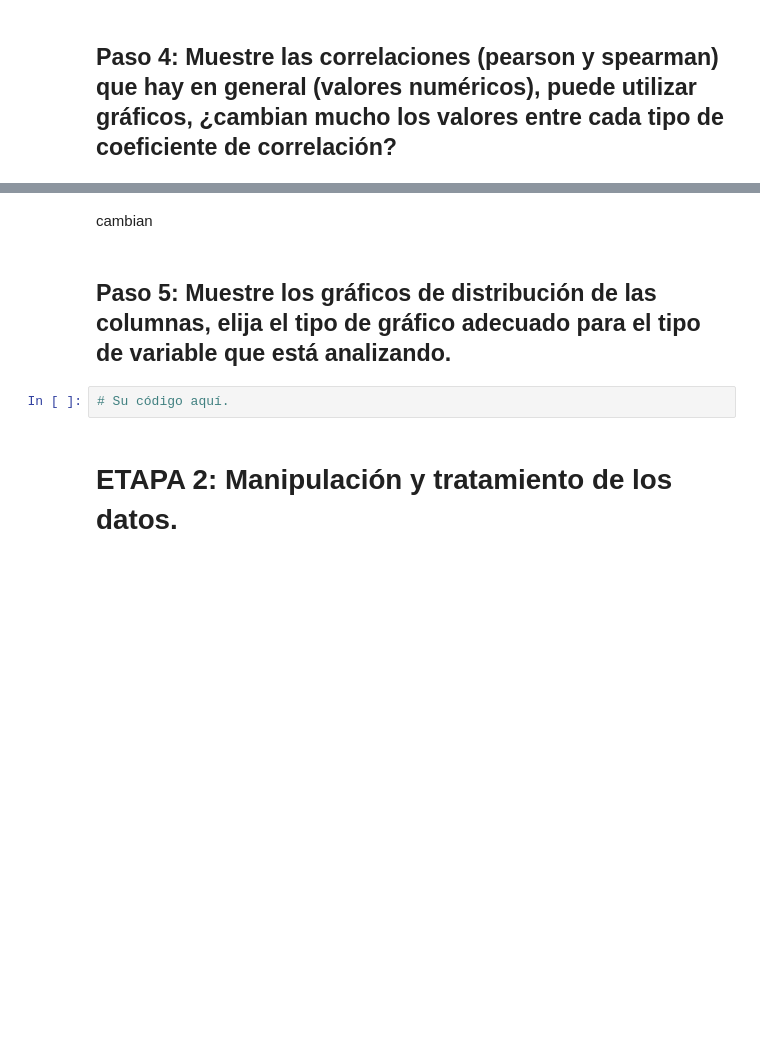
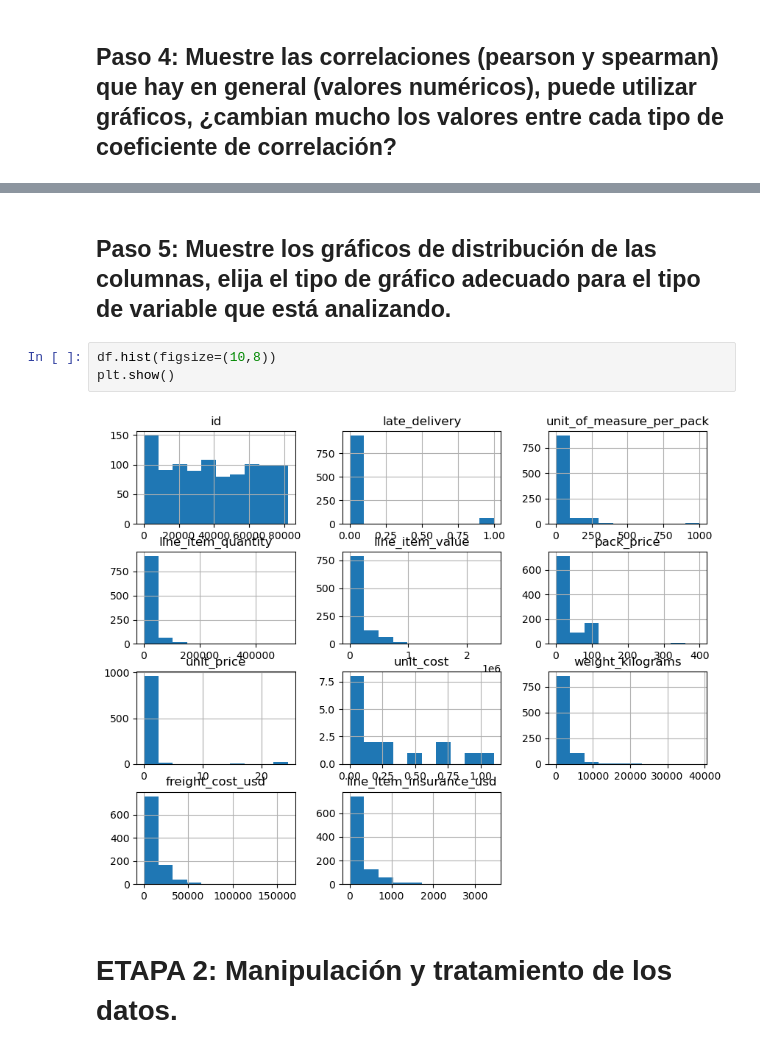
Before and after one commit to alan19720/proyecto2, a Jupyter notebook: Instrucciones_Proyecto_EDA-Regresión-Hipótesis.ipynb, the cells around one changed output, grey strips where cells are left out. Drawn from its saved outputs; the diff is of its cells as text; blank space fills up the shorter version.

```diff
--- a/Instrucciones_Proyecto_EDA-Regresión-Hipótesis.ipynb
+++ b/Instrucciones_Proyecto_EDA-Regresión-Hipótesis.ipynb
@@ -175,12 +175,13 @@ plt.show()
 # %% [output]
 [figure]
 [figure]
-# %% [markdown]
-cambian
 # %% [markdown]
 ## Paso 5: Muestre los gráficos de distribución de las columnas, elija el tipo de gráfico adecuado para el tipo de variable que está analizando.
-# %%
-# Su código aquí.
+# %%
+df.hist(figsize=(10,8))
+plt.show()
+# %% [output]
+[figure, added]
 # %% [markdown]
 # ETAPA 2: Manipulación y tratamiento de los datos.
 # %% [markdown]
```
Also changed, not shown: parts of 19 cells of this notebook.
